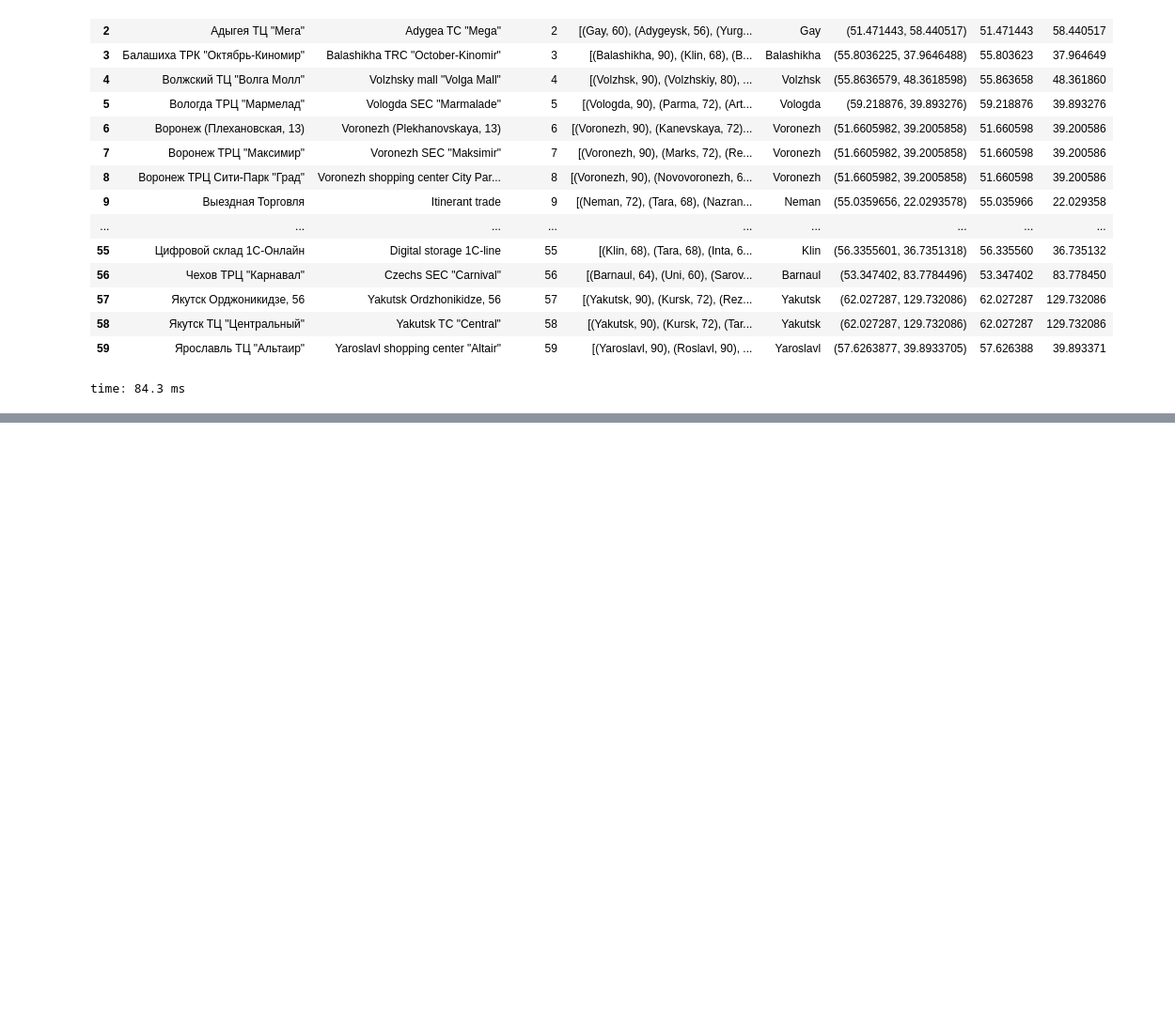
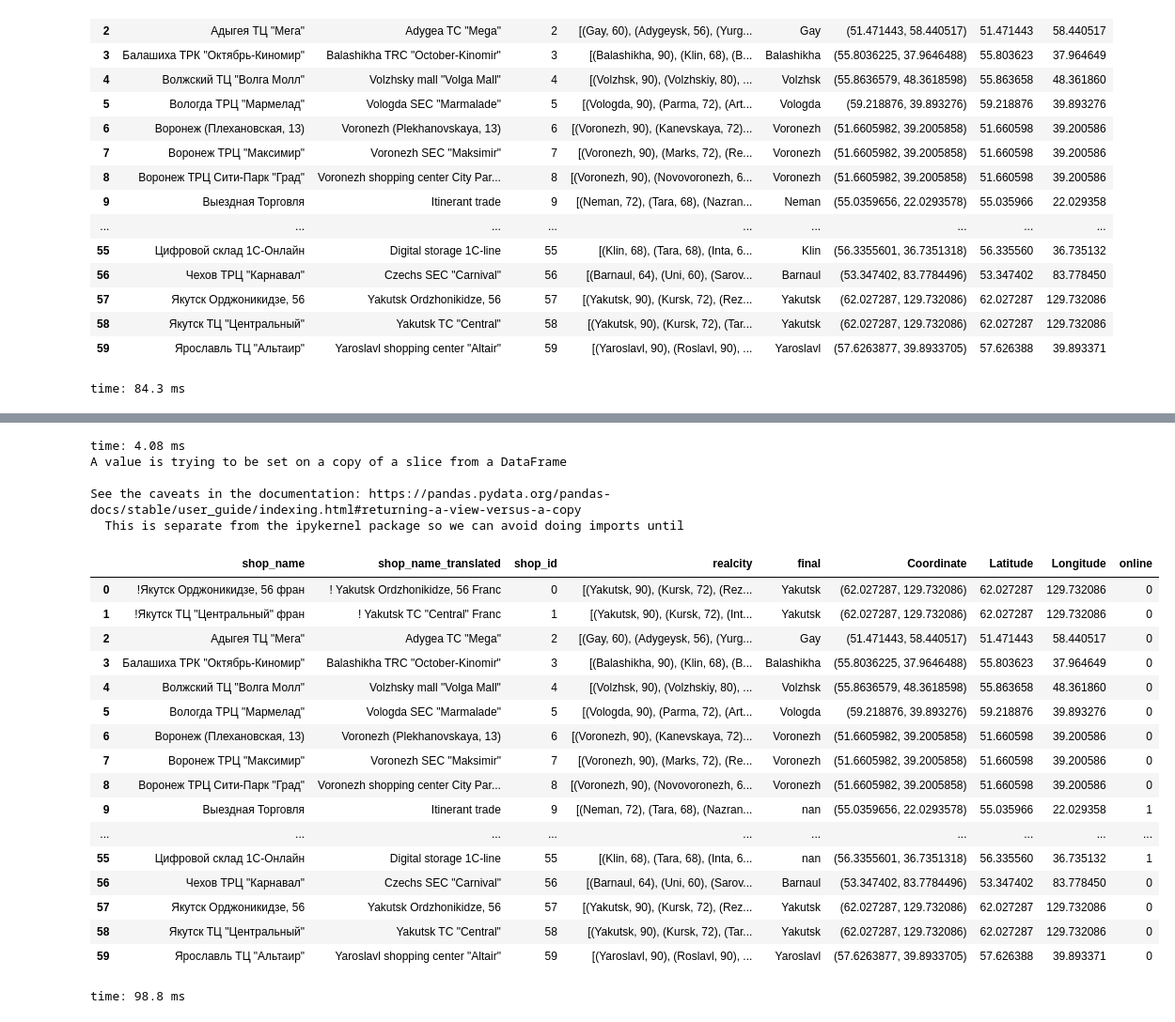
Before and after one commit to gyasis/ai-fall20, a Jupyter notebook: 4. Feature Eng/03. Numerical Enc/kaggle_salesprediction/geocode.ipynb, the cells around one changed output, grey strips where cells are left out. Shown: that part at 94% size. Drawn from its saved outputs; the diff is of its cells as text; code cells hidden in the pictures; blank space fills up the shorter version.

```diff
--- a/4. Feature Eng/03. Numerical Enc/kaggle_salesprediction/geocode.ipynb
+++ b/4. Feature Eng/03. Numerical Enc/kaggle_salesprediction/geocode.ipynb
@@ -152,0 +219,30 @@ time: 84.3 ms
+# %%
+for i in range(len(shops)):
+    if(shops.online[i] == 1):
+# %% [output]
+time: 4.08 ms
+A value is trying to be set on a copy of a slice from a DataFrame
+
+See the caveats in the documentation: https://pandas.pydata.org/pandas-docs/stable/user_guide/indexing.html#returning-a-view-versus-a-copy
+  This is separate from the ipykernel package so we can avoid doing imports until
+# %%
+shops
+# %% [output]
+|  | shop_name | shop_name_translated | shop_id | realcity | final | Coordinate | Latitude | Longitude | online |
+| 0 | !Якутск Орджоникидзе, 56 фран | ! Yakutsk Ordzhonikidze, 56 Franc | 0 | [(Yakutsk, 90), (Kursk, 72), (Rez... | Yakutsk | (62.027287, 129.732086) | 62.027287 | 129.732086 | 0 |
+| 1 | !Якутск ТЦ "Центральный" фран | ! Yakutsk TC "Central" Franc | 1 | [(Yakutsk, 90), (Kursk, 72), (Int... | Yakutsk | (62.027287, 129.732086) | 62.027287 | 129.732086 | 0 |
+| 2 | Адыгея ТЦ "Мега" | Adygea TC "Mega" | 2 | [(Gay, 60), (Adygeysk, 56), (Yurg... | Gay | (51.471443, 58.440517) | 51.471443 | 58.440517 | 0 |
+| 3 | Балашиха ТРК "Октябрь-Киномир" | Balashikha TRC "October-Kinomir" | 3 | [(Balashikha, 90), (Klin, 68), (B... | Balashikha | (55.8036225, 37.9646488) | 55.803623 | 37.964649 | 0 |
+| 4 | Волжский ТЦ "Волга Молл" | Volzhsky mall "Volga Mall" | 4 | [(Volzhsk, 90), (Volzhskiy, 80), ... | Volzhsk | (55.8636579, 48.3618598) | 55.863658 | 48.361860 | 0 |
+| 5 | Вологда ТРЦ "Мармелад" | Vologda SEC "Marmalade" | 5 | [(Vologda, 90), (Parma, 72), (Art... | Vologda | (59.218876, 39.893276) | 59.218876 | 39.893276 | 0 |
+| 6 | Воронеж (Плехановская, 13) | Voronezh (Plekhanovskaya, 13) | 6 | [(Voronezh, 90), (Kanevskaya, 72)... | Voronezh | (51.6605982, 39.2005858) | 51.660598 | 39.200586 | 0 |
+| 7 | Воронеж ТРЦ "Максимир" | Voronezh SEC "Maksimir" | 7 | [(Voronezh, 90), (Marks, 72), (Re... | Voronezh | (51.6605982, 39.2005858) | 51.660598 | 39.200586 | 0 |
+| 8 | Воронеж ТРЦ Сити-Парк "Град" | Voronezh shopping center City Par... | 8 | [(Voronezh, 90), (Novovoronezh, 6... | Voronezh | (51.6605982, 39.2005858) | 51.660598 | 39.200586 | 0 |
+| 9 | Выездная Торговля | Itinerant trade | 9 | [(Neman, 72), (Tara, 68), (Nazran... | nan | (55.0359656, 22.0293578) | 55.035966 | 22.029358 | 1 |
+| ... | ... | ... | ... | ... | ... | ... | ... | ... | ... |
+| 55 | Цифровой склад 1С-Онлайн | Digital storage 1C-line | 55 | [(Klin, 68), (Tara, 68), (Inta, 6... | nan | (56.3355601, 36.7351318) | 56.335560 | 36.735132 | 1 |
+| 56 | Чехов ТРЦ "Карнавал" | Czechs SEC "Carnival" | 56 | [(Barnaul, 64), (Uni, 60), (Sarov... | Barnaul | (53.347402, 83.7784496) | 53.347402 | 83.778450 | 0 |
+| 57 | Якутск Орджоникидзе, 56 | Yakutsk Ordzhonikidze, 56 | 57 | [(Yakutsk, 90), (Kursk, 72), (Rez... | Yakutsk | (62.027287, 129.732086) | 62.027287 | 129.732086 | 0 |
+| 58 | Якутск ТЦ "Центральный" | Yakutsk TC "Central" | 58 | [(Yakutsk, 90), (Kursk, 72), (Tar... | Yakutsk | (62.027287, 129.732086) | 62.027287 | 129.732086 | 0 |
+| 59 | Ярославль ТЦ "Альтаир" | Yaroslavl shopping center "Altair" | 59 | [(Yaroslavl, 90), (Roslavl, 90), ... | Yaroslavl | (57.6263877, 39.8933705) | 57.626388 | 39.893371 | 0 |
+time: 98.8 ms
```
Also changed, not shown: parts of 10 cells of this notebook.
